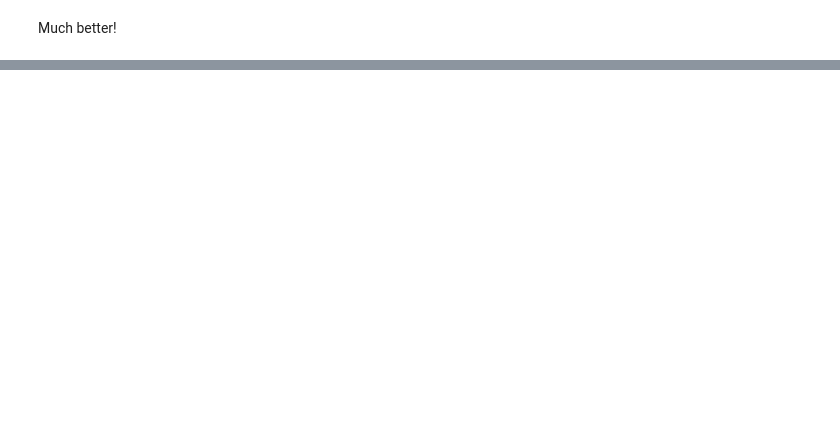
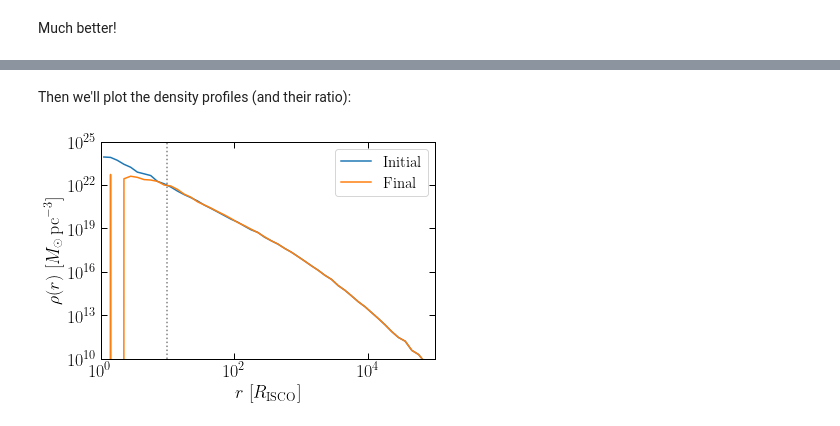
Before and after one commit to bradkav/NbodyIMRI, a Jupyter notebook: examples/Examples_Spike.ipynb, the cells around one changed output, grey strips where cells are left out. Cells and saved outputs as stored; diff of their text form; code cells hidden in the pictures; blank space fills up the shorter version.

```diff
--- a/examples/Examples_Spike.ipynb
+++ b/examples/Examples_Spike.ipynb
@@ -110,0 +142,24 @@ Much better!
+# %%
+def get_density_profile(p_in, bins = None):
+    p = copy.deepcopy(p_in)
+    rDM = tools.norm(p.xDM - p.xBH1)
+    vDM = tools.norm(p.vDM - p.vBH1)
+
+    r_isco = 6*u.G_N*p.M_1/u.c**2
+
+    if bins is None:
+        bins = np.geomspace(1, 1e5, 51)*r_isco
+
+    #Bin edges and widths
+    rc = np.sqrt(bins[:-1]*bins[1:])
+    dr = np.diff(bins)
+
+    #Reconstruct dn/dr
+    nDM, _ = np.histogram(rDM, bins=bins)
+
+    #Reconstruct rho = m_DM*dn/dV
+    M_pseudo = p.M_DM[0]
+    shell_volumes = (4*np.pi/3)*(bins[1:]**3 - bins[:-1]**3)
+    rhoDM = M_pseudo*nDM/shell_volumes
+
+    return rc, rhoDM
@@ -110,0 +168,24 @@ Much better!
+# %%
+rc, rho_i = get_density_profile(p_trunc)
+rc, rho_f = get_density_profile(sim_trunc.p)
+# %% [markdown]
+Then we'll plot the density profiles (and their ratio):
+# %%
+plt.figure()
+
+plt.axvline(10*r_isco/r_isco, linestyle=':', color='gray')
+#plt.axhline(1, linestyle='--', color='k')
+
+plt.loglog(rc/r_isco, rho_i/(u.Msun/u.pc**3), label='Initial')
+plt.semilogx(rc/r_isco, rho_f/(u.Msun/u.pc**3), label='Final')
+plt.xlim(1, 1e5)
+plt.ylim(1e10, 1e25)
+
+plt.legend()
+
+plt.xlabel(r"$r$ [$R_\mathrm{ISCO}$]")
+plt.ylabel(r"$\rho(r)$ [$M_\odot \,\mathrm{pc}^{-3}$]")
+
+plt.show()
+# %% [output]
+[figure, added]
```
Also changed, not shown: parts of 22 cells of this notebook, 5 other files.
